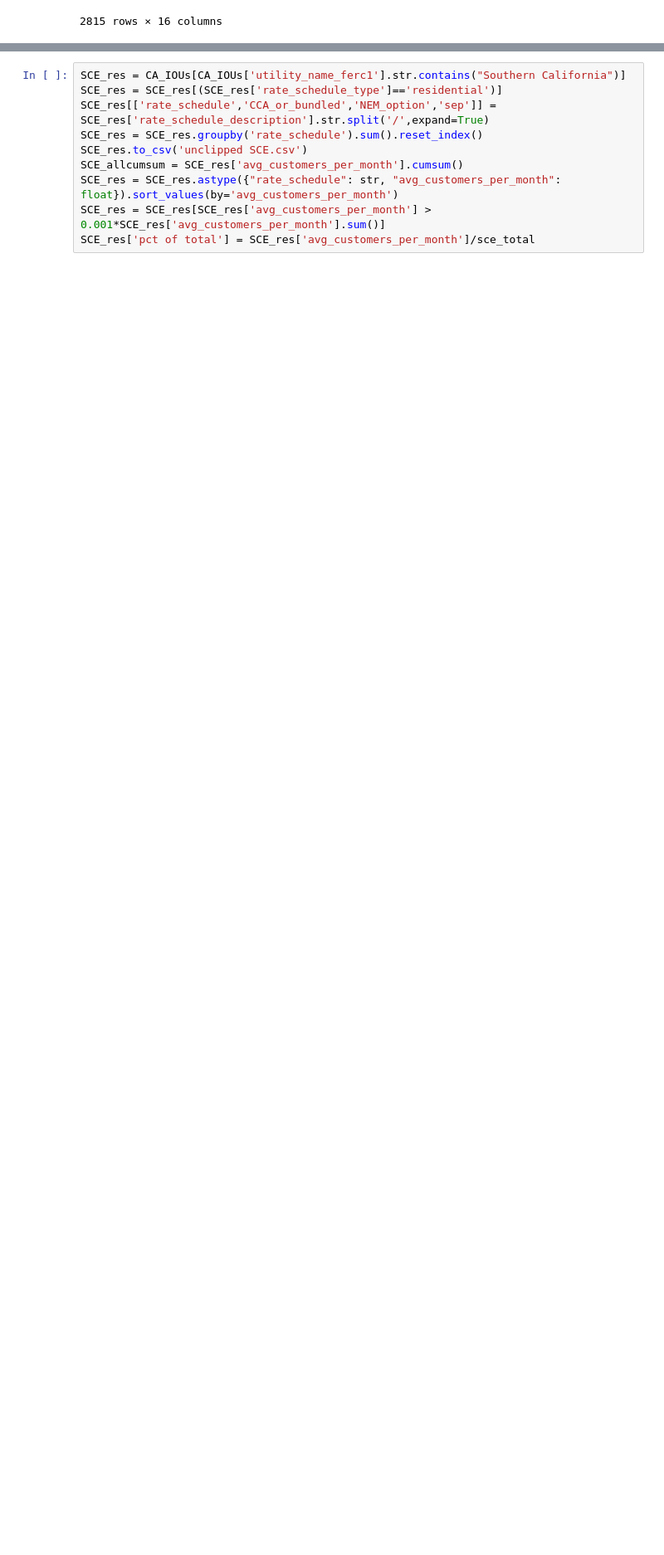
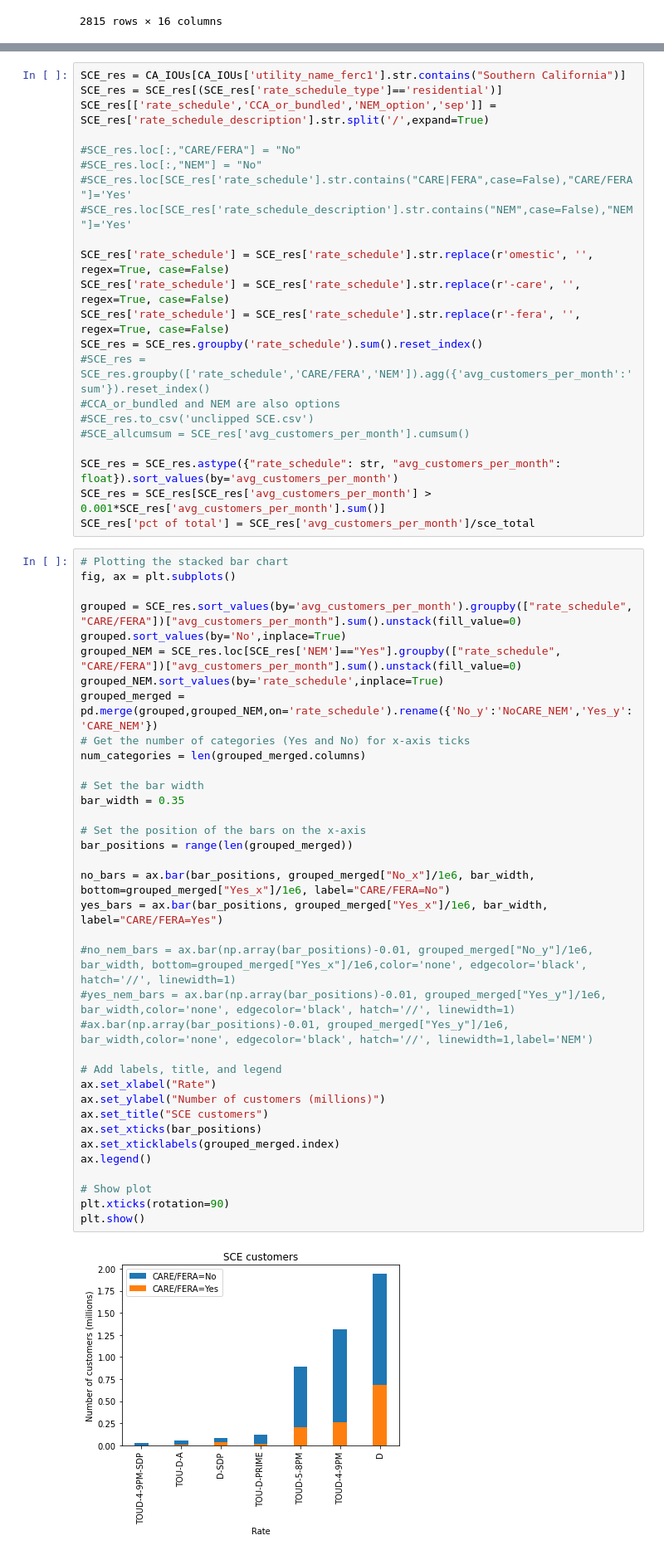
Before and after one commit to rayansud/CA_electricity_primer, a Jupyter notebook: Fig4_RateClustering/Fig4_RateClustering.ipynb, the cells around one changed output, grey strips where cells are left out. Shown: that part at 83% size. Cells and saved outputs as stored; diff of their text form; blank space fills up the shorter version.

```diff
--- a/Fig4_RateClustering/Fig4_RateClustering.ipynb
+++ b/Fig4_RateClustering/Fig4_RateClustering.ipynb
@@ -35,12 +46,62 @@ sdge_total = total_cust[1]
 SCE_res = CA_IOUs[CA_IOUs['utility_name_ferc1'].str.contains("Southern California")]
 SCE_res = SCE_res[(SCE_res['rate_schedule_type']=='residential')]
 SCE_res[['rate_schedule','CCA_or_bundled','NEM_option','sep']] = SCE_res['rate_schedule_description'].str.split('/',expand=True)
+
+#SCE_res.loc[:,"CARE/FERA"] = "No"
+#SCE_res.loc[:,"NEM"] = "No"
+#SCE_res.loc[SCE_res['rate_schedule'].str.contains("CARE|FERA",case=False),"CARE/FERA"]='Yes'
+#SCE_res.loc[SCE_res['rate_schedule_description'].str.contains("NEM",case=False),"NEM"]='Yes'
+
+SCE_res['rate_schedule'] = SCE_res['rate_schedule'].str.replace(r'omestic', '', regex=True, case=False)
+SCE_res['rate_schedule'] = SCE_res['rate_schedule'].str.replace(r'-care', '', regex=True, case=False)
+SCE_res['rate_schedule'] = SCE_res['rate_schedule'].str.replace(r'-fera', '', regex=True, case=False)
 SCE_res = SCE_res.groupby('rate_schedule').sum().reset_index()
-SCE_res.to_csv('unclipped SCE.csv')
-SCE_allcumsum = SCE_res['avg_customers_per_month'].cumsum()
+#SCE_res = SCE_res.groupby(['rate_schedule','CARE/FERA','NEM']).agg({'avg_customers_per_month':'sum'}).reset_index()
+#CCA_or_bundled and NEM are also options
+#SCE_res.to_csv('unclipped SCE.csv')
+#SCE_allcumsum = SCE_res['avg_customers_per_month'].cumsum()
+
 SCE_res = SCE_res.astype({"rate_schedule": str, "avg_customers_per_month": float}).sort_values(by='avg_customers_per_month')
 SCE_res = SCE_res[SCE_res['avg_customers_per_month'] > 0.001*SCE_res['avg_customers_per_month'].sum()]
 SCE_res['pct of total'] = SCE_res['avg_customers_per_month']/sce_total
+# %%
+# Plotting the stacked bar chart
+fig, ax = plt.subplots()
+
+grouped = SCE_res.sort_values(by='avg_customers_per_month').groupby(["rate_schedule", "CARE/FERA"])["avg_customers_per_month"].sum().unstack(fill_value=0)
+grouped.sort_values(by='No',inplace=True)
+grouped_NEM = SCE_res.loc[SCE_res['NEM']=="Yes"].groupby(["rate_schedule", "CARE/FERA"])["avg_customers_per_month"].sum().unstack(fill_value=0)
+grouped_NEM.sort_values(by='rate_schedule',inplace=True)
+grouped_merged = pd.merge(grouped,grouped_NEM,on='rate_schedule').rename({'No_y':'NoCARE_NEM','Yes_y':'CARE_NEM'})
+# Get the number of categories (Yes and No) for x-axis ticks
+num_categories = len(grouped_merged.columns)
+
+# Set the bar width
+bar_width = 0.35
+
+# Set the position of the bars on the x-axis
+bar_positions = range(len(grouped_merged))
+
+no_bars = ax.bar(bar_positions, grouped_merged["No_x"]/1e6, bar_width, bottom=grouped_merged["Yes_x"]/1e6, label="CARE/FERA=No")
+yes_bars = ax.bar(bar_positions, grouped_merged["Yes_x"]/1e6, bar_width, label="CARE/FERA=Yes")
+
+#no_nem_bars = ax.bar(np.array(bar_positions)-0.01, grouped_merged["No_y"]/1e6, bar_width, bottom=grouped_merged["Yes_x"]/1e6,color='none', edgecolor='black', hatch='//', linewidth=1)
+#yes_nem_bars = ax.bar(np.array(bar_positions)-0.01, grouped_merged["Yes_y"]/1e6, bar_width,color='none', edgecolor='black', hatch='//', linewidth=1)
+#ax.bar(np.array(bar_positions)-0.01, grouped_merged["Yes_y"]/1e6, bar_width,color='none', edgecolor='black', hatch='//', linewidth=1,label='NEM')
+
+# Add labels, title, and legend
+ax.set_xlabel("Rate")
+ax.set_ylabel("Number of customers (millions)")
+ax.set_title("SCE customers")
+ax.set_xticks(bar_positions)
+ax.set_xticklabels(grouped_merged.index)
+ax.legend()
+
+# Show plot
+plt.xticks(rotation=90)
+plt.show()
+# %% [output]
+[figure, added]
 # %%
 PGE_res = CA_IOUs[CA_IOUs['utility_name_ferc1'].str.contains("PACIFIC GAS")]
 PGE_res = PGE_res[(PGE_res['rate_schedule_type']=='residential')]
```
Also changed, not shown: parts of 6 cells of this notebook, 4 other files.
